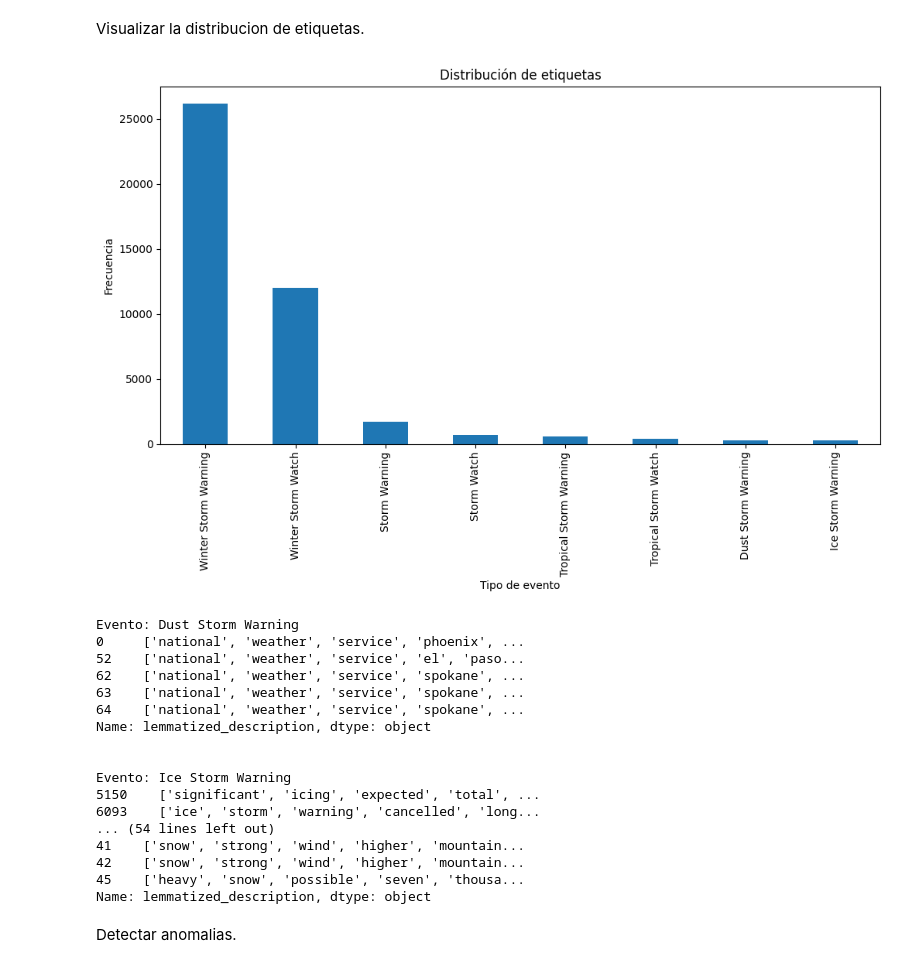
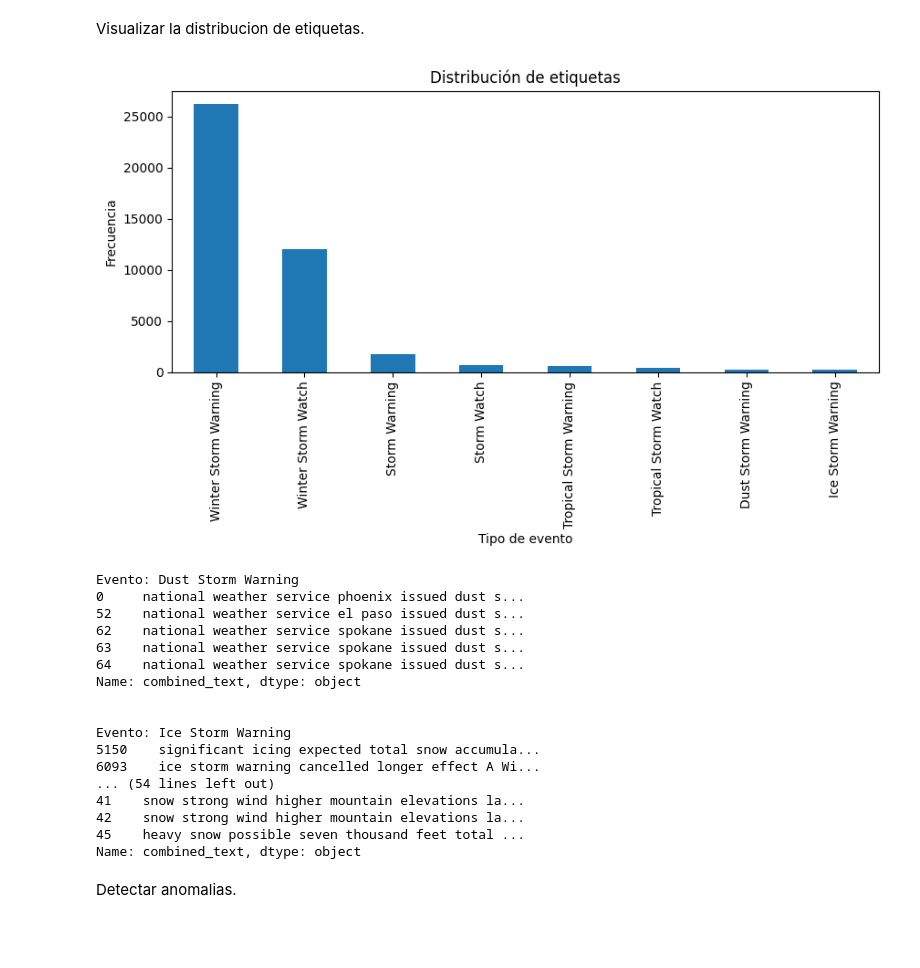
Before and after one commit to Ghisbe/Alarmas_pictogramas, a Jupyter notebook: Modelo_RNN.ipynb, the cells around one changed output. Drawn from its saved outputs; the diff is of its cells as text; code cells hidden in the pictures; blank space fills up the shorter version.

```diff
--- a/Modelo_RNN.ipynb
+++ b/Modelo_RNN.ipynb
@@ -57,0 +66,8 @@ To: /content/alertas_lemma.csv
+# %%
+# descargamos el otro dataset con el procesamiento de 'instruction'
+url_instruction = "https://drive.google.com/uc?id=1E2QjfTk4Ke6u1ZEnmsqWHETproJE5zVK"
+output_instruction = 'archivo_instruction.csv'
+gdown.download(url_instruction, output_instruction, quiet=False)
+
+# Leer el archivo CSV de instruction
+instructions = pd.read_csv(output_instruction)
@@ -58,3 +86,8 @@ To: /content/alertas_lemma.csv
+# %%
+alertas = pd.merge(alertas_description, instructions, on='id')
+# %%
+# Combinar las columnas lematizadas y de instrucciones en una única columna
+alertas['combined_text'] = alertas['lemmatized_description'].apply(lambda x: ' '.join(eval(x))) + ' ' + alertas['instruction']
 # %%
 alertas.head(2)
 # %% [output]
@@ -62,6 +95,2 @@ alertas.head(2)
 | 0 | 5ed30eb3283336e2e7c8a2a8 | Dust Storm Warning | the national weather service in p... | Motorists should not drive into a... | Expected | Severe | ['the', 'national', 'weather', 's... | ... |
 | 1 | 5e6daf2c023f1930efa590ce | Tropical Storm Warning | what winds thirty to forty kt and... | Mariners should alter plans to av... | Immediate | Severe | ['what', 'winds', 'thirty', 'to',... | ... |
-# %%
-# Codificación de etiquetas
-label_encoder = LabelEncoder()
-alertas['label'] = label_encoder.fit_transform(alertas['event'])
@@ -74,39 +108,39 @@ alertas.head(2)
 # %% [markdown]
 Visualizar la distribucion de etiquetas.
 # %%
-plt.figure(figsize=(12, 6))
-alertas['event'].value_counts().plot(kind='bar')
+plt.figure(figsize=(10, 4))
+alertas['event_x'].value_counts().plot(kind='bar')
 plt.title('Distribución de etiquetas')
 plt.xlabel('Tipo de evento')
 plt.ylabel('Frecuencia')
 plt.show()
 # %% [output]
-[figure, old version]
+[figure, new version]
 # %%
 # Revisión de la consistencia de etiquetas
-grupo_evento = alertas.groupby('event')
+grupo_evento = alertas.groupby('event_x')
 for event, group in grupo_evento:
     print(f"Evento: {event}")
-    print(group['lemmatized_description'].head(5))
+    print(group['combined_text'].head(5))
     print("\n")
 # %% [output]
 Evento: Dust Storm Warning
-0     ['national', 'weather', 'service', 'phoenix', ...
-52    ['national', 'weather', 'service', 'el', 'paso...
-62    ['national', 'weather', 'service', 'spokane', ...
-63    ['national', 'weather', 'service', 'spokane', ...
-64    ['national', 'weather', 'service', 'spokane', ...
-Name: lemmatized_description, dtype: object
+0     national weather service phoenix issued dust s...
+52    national weather service el paso issued dust s...
+62    national weather service spokane issued dust s...
+63    national weather service spokane issued dust s...
+64    national weather service spokane issued dust s...
+Name: combined_text, dtype: object
 
 
 Evento: Ice Storm Warning
-5150    ['significant', 'icing', 'expected', 'total', ...
-6093    ['ice', 'storm', 'warning', 'cancelled', 'long...
+5150    significant icing expected total snow accumula...
+6093    ice storm warning cancelled longer effect A Wi...
 ... (54 lines left out)
-41    ['snow', 'strong', 'wind', 'higher', 'mountain...
-42    ['snow', 'strong', 'wind', 'higher', 'mountain...
-45    ['heavy', 'snow', 'possible', 'seven', 'thousa...
-Name: lemmatized_description, dtype: object
+41    snow strong wind higher mountain elevations la...
+42    snow strong wind higher mountain elevations la...
+45    heavy snow possible seven thousand feet total ...
+Name: combined_text, dtype: object
 # %% [markdown]
 Detectar anomalias.
 # %%
```
Also changed, not shown: parts of 34 cells of this notebook.
